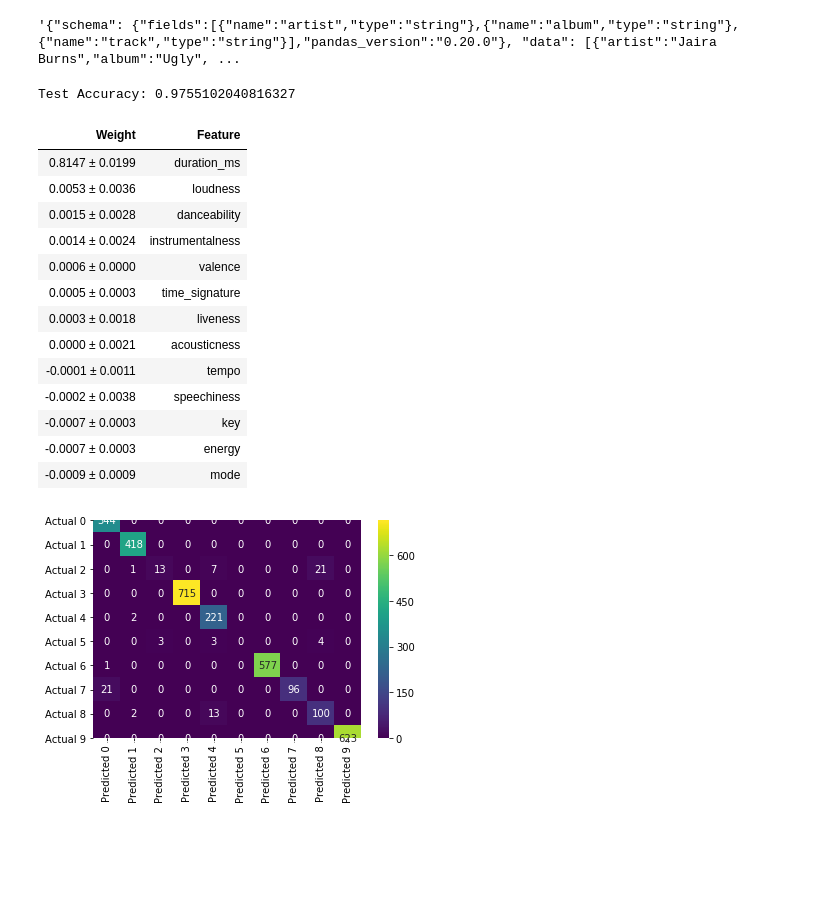
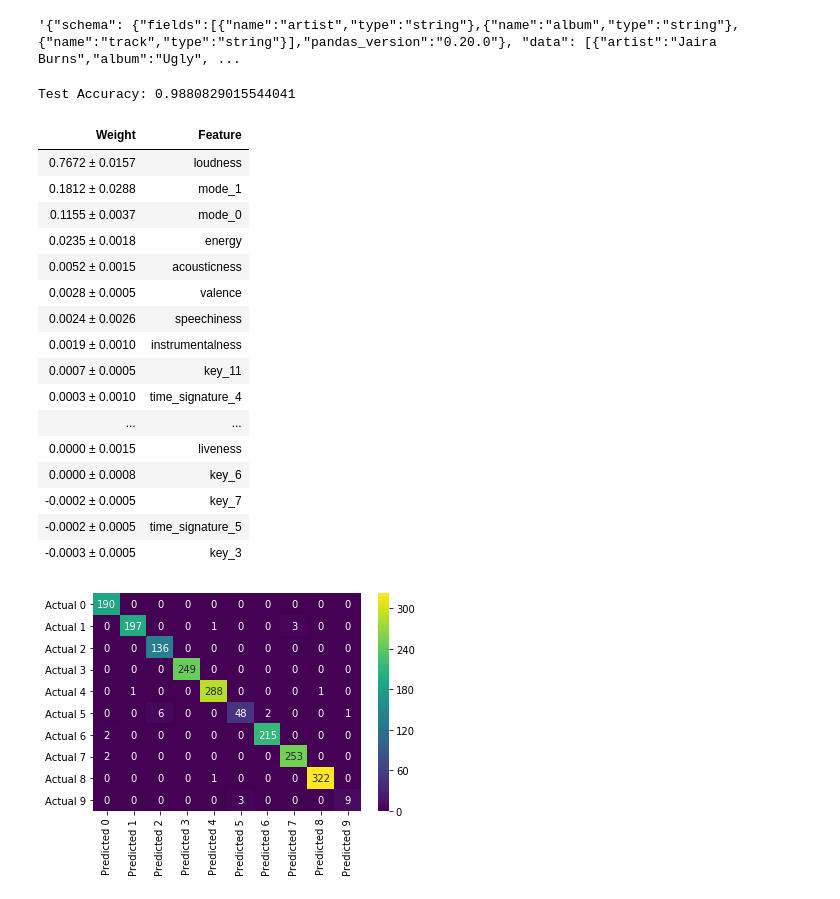
Before and after one commit to bw-spotify-song-suggester-2/Data-science, a Jupyter notebook: model/KNN_jon.ipynb, the cells around one changed output. Cells and saved outputs as stored; diff of their text form; code cells hidden in the pictures; blank space fills up the shorter version.

Commit message:
random forest

```diff
--- a/model/KNN_jon.ipynb
+++ b/model/KNN_jon.ipynb
@@ -152,9 +146,9 @@ random_forest = make_pipeline(
 )
 
 random_forest.fit(X_train, y_train)
-print('Test Accuracy:', random_forest.score(X_test, y_test))
+print('Test Accuracy:', random_forest.score(X_val, y_val))
 # %% [output]
-Test Accuracy: 0.9755102040816327
+Test Accuracy: 0.9880829015544041
 # %%
 # Using eli5 to find permutation importances
 
@@ -165,7 +159,7 @@ transformers = make_pipeline(
 )
 
 X_train_transformed = transformers.fit_transform(X_train)
-X_test_transformed = transformers.fit_transform(X_test)
+X_val_transformed = transformers.fit_transform(X_val)
 
 # setting model
 model = RandomForestClassifier(n_estimators=100, random_state=42, n_jobs=-1)
@@ -180,8 +174,8 @@ permuter = PermutationImportance(
 )
 
 # fitting the data
-permuter.fit(X_test_transformed, y_test)
-feature_names = X_test.columns.tolist()
+permuter.fit(X_val_transformed, y_val)
+feature_names = X_val.columns.tolist()
 
 eli5.show_weights(
     permuter,
@@ -190,29 +184,32 @@ eli5.show_weights(
 )
 # %% [output]
 | Weight | Feature |
-| 0.8147 ± 0.0199 | duration_ms |
-| 0.0053 ± 0.0036 | loudness |
-| 0.0015 ± 0.0028 | danceability |
-| 0.0014 ± 0.0024 | instrumentalness |
-| 0.0006 ± 0.0000 | valence |
-| 0.0005 ± 0.0003 | time_signature |
-| 0.0003 ± 0.0018 | liveness |
-| 0.0000 ± 0.0021 | acousticness |
-| -0.0001 ± 0.0011 | tempo |
-| -0.0002 ± 0.0038 | speechiness |
-| -0.0007 ± 0.0003 | key |
-| -0.0007 ± 0.0003 | energy |
-| -0.0009 ± 0.0009 | mode |
+| 0.7672 ± 0.0157 | loudness |
+| 0.1812 ± 0.0288 | mode_1 |
+| 0.1155 ± 0.0037 | mode_0 |
+| 0.0235 ± 0.0018 | energy |
+| 0.0052 ± 0.0015 | acousticness |
+| 0.0028 ± 0.0005 | valence |
+| 0.0024 ± 0.0026 | speechiness |
+| 0.0019 ± 0.0010 | instrumentalness |
+| 0.0007 ± 0.0005 | key_11 |
+| 0.0003 ± 0.0010 | time_signature_4 |
+| ... | ... |
+| 0.0000 ± 0.0015 | liveness |
+| 0.0000 ± 0.0008 | key_6 |
+| -0.0002 ± 0.0005 | key_7 |
+| -0.0002 ± 0.0005 | time_signature_5 |
+| -0.0003 ± 0.0005 | key_3 |
 # %%
 def plot_confusion_matrix(y_true, y_pred):
     labels = unique_labels(y_true)
     columns = [f'Predicted {label}' for label in labels]
     index = [f'Actual {label}' for label in labels]
     table = pd.DataFrame(confusion_matrix(y_true, y_pred),
                          columns=columns, index=index)
     return sns.heatmap(table, annot=True, fmt='d', cmap='viridis')
 
-y_pred = random_forest.predict(X_test)
-plot_confusion_matrix(y_test, y_pred);
+y_pred = random_forest.predict(X_val)
+plot_confusion_matrix(y_val, y_pred);
 # %% [output]
-[figure, old version]
+[figure, new version]
```
Also changed, not shown: parts of 3 cells of this notebook, 2 other files.
